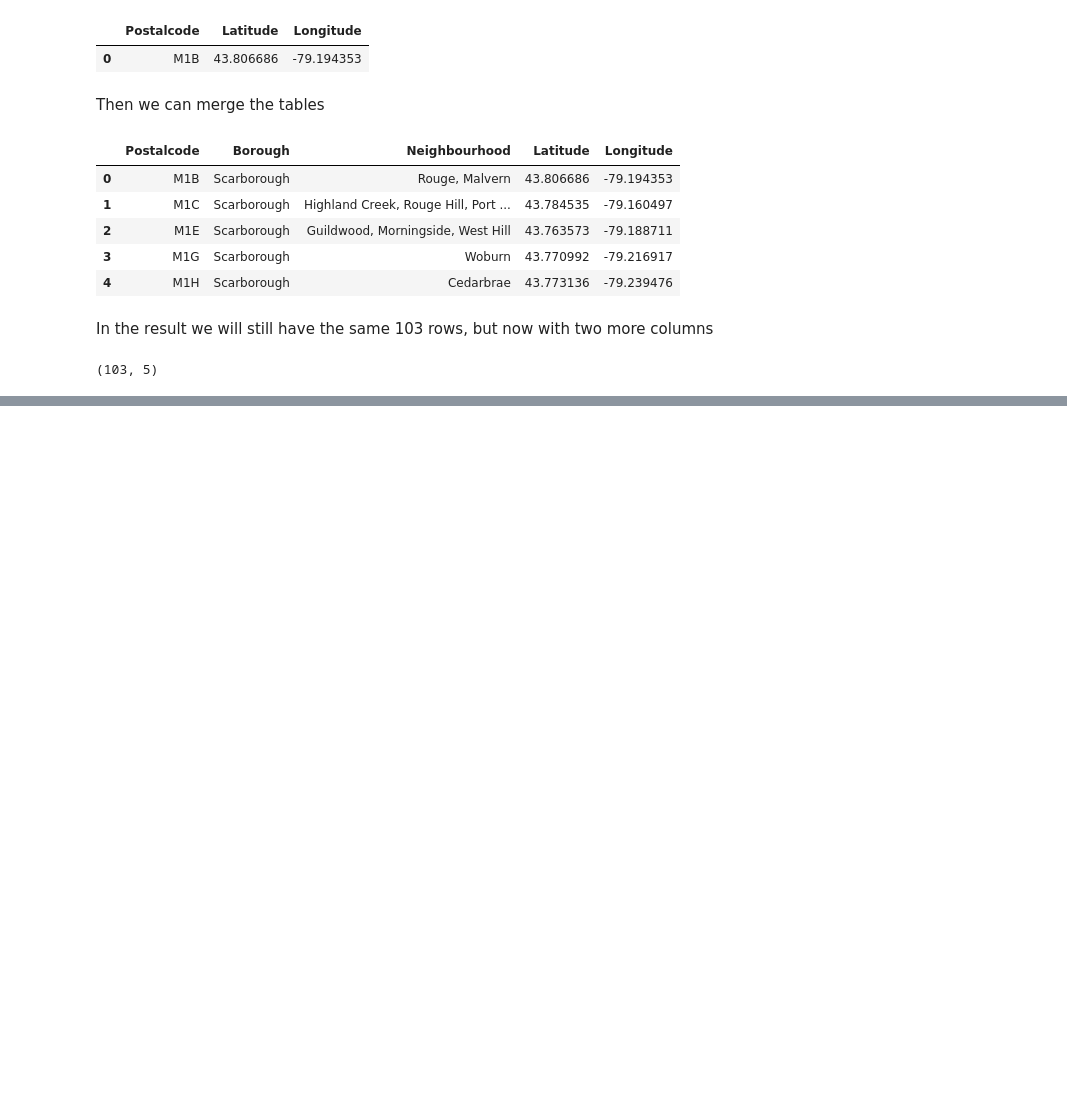
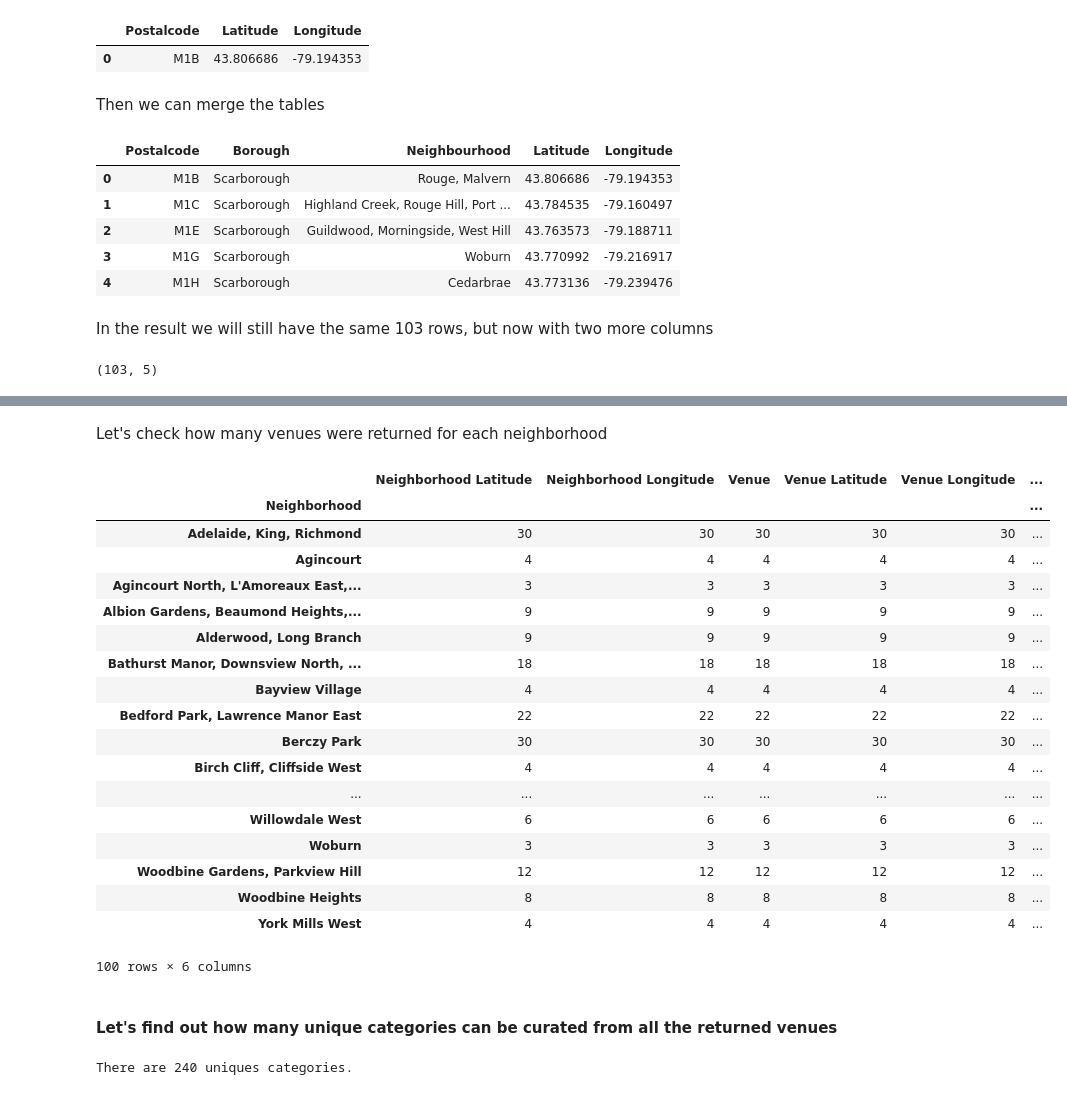
Before and after one commit to yeinel/Segmenting-and-Clustering-Neighborhoods-in-Toronto, a Jupyter notebook: Segmenting-and-Clustering-Neighborhoods.ipynb, the cells around one changed output, grey strips where cells are left out. Drawn from its saved outputs; the diff is of its cells as text; code cells hidden in the pictures; blank space fills up the shorter version.

```diff
--- a/Segmenting-and-Clustering-Neighborhoods.ipynb
+++ b/Segmenting-and-Clustering-Neighborhoods.ipynb
@@ -201,0 +220,19 @@ neighborhoods_data.shape
+# %%
+# create map of Toronto using latitude and longitude values
+map_toronto = folium.Map(location=[latitude, longitude], zoom_start=10)
+
+# add markers to map
+for lat, lng, borough, neighborhood in zip(neighborhoods_data['Latitude'], neighborhoods_data['Longitude'], neighborhoods_data['Borough'], neighborhoods_data['Neighbourhood']):
+    label = '{}, {}'.format(neighborhood, borough)
+    label = folium.Popup(label, parse_html=True)
+    folium.CircleMarker(
+        [lat, lng],
+        radius=5,
+        popup=label,
+        color='blue',
+        fill=True,
+        fill_color='#3186cc',
+        fill_opacity=0.7,
+        parse_html=False).add_to(map_toronto)
+
+map_toronto
@@ -201,0 +318,30 @@ neighborhoods_data.shape
+# %% [markdown]
+Let's check how many venues were returned for each neighborhood
+# %%
+toronto_venues.groupby('Neighborhood').count()
+# %% [output]
+|  | Neighborhood Latitude | Neighborhood Longitude | Venue | Venue Latitude | Venue Longitude | ... |
+| Neighborhood |  |  |  |  |  | ... |
+| Adelaide, King, Richmond | 30 | 30 | 30 | 30 | 30 | ... |
+| Agincourt | 4 | 4 | 4 | 4 | 4 | ... |
+| Agincourt North, L'Amoreaux East,... | 3 | 3 | 3 | 3 | 3 | ... |
+| Albion Gardens, Beaumond Heights,... | 9 | 9 | 9 | 9 | 9 | ... |
+| Alderwood, Long Branch | 9 | 9 | 9 | 9 | 9 | ... |
+| Bathurst Manor, Downsview North, ... | 18 | 18 | 18 | 18 | 18 | ... |
+| Bayview Village | 4 | 4 | 4 | 4 | 4 | ... |
+| Bedford Park, Lawrence Manor East | 22 | 22 | 22 | 22 | 22 | ... |
+| Berczy Park | 30 | 30 | 30 | 30 | 30 | ... |
+| Birch Cliff, Cliffside West | 4 | 4 | 4 | 4 | 4 | ... |
+| ... | ... | ... | ... | ... | ... | ... |
+| Willowdale West | 6 | 6 | 6 | 6 | 6 | ... |
+| Woburn | 3 | 3 | 3 | 3 | 3 | ... |
+| Woodbine Gardens, Parkview Hill | 12 | 12 | 12 | 12 | 12 | ... |
+| Woodbine Heights | 8 | 8 | 8 | 8 | 8 | ... |
+| York Mills West | 4 | 4 | 4 | 4 | 4 | ... |
+100 rows × 6 columns
+# %% [markdown]
+#### Let's find out how many unique categories can be curated from all the returned venues
+# %%
+print('There are {} uniques categories.'.format(len(toronto_venues['Venue Category'].unique())))
+# %% [output]
+There are 240 uniques categories.
```
Also changed, not shown: parts of 36 cells of this notebook.
